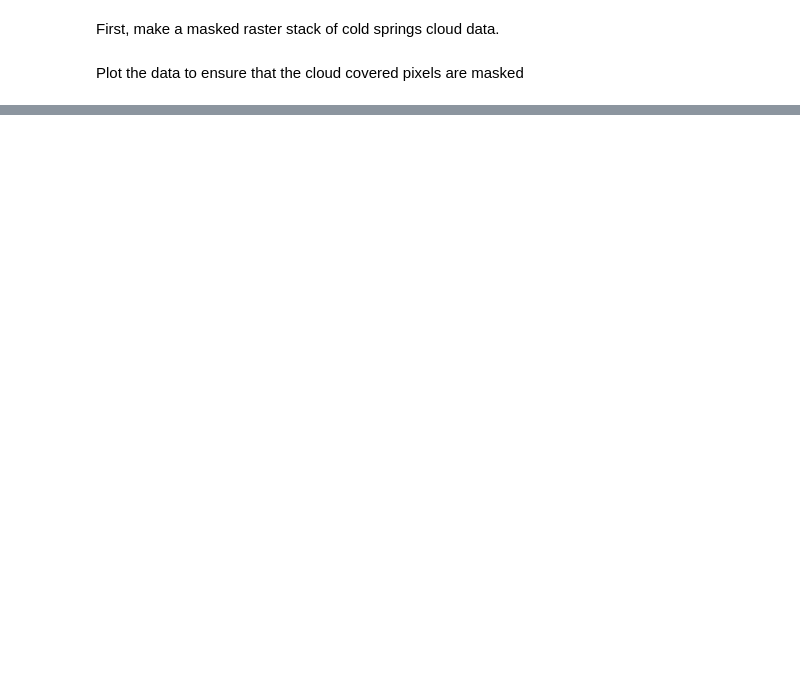
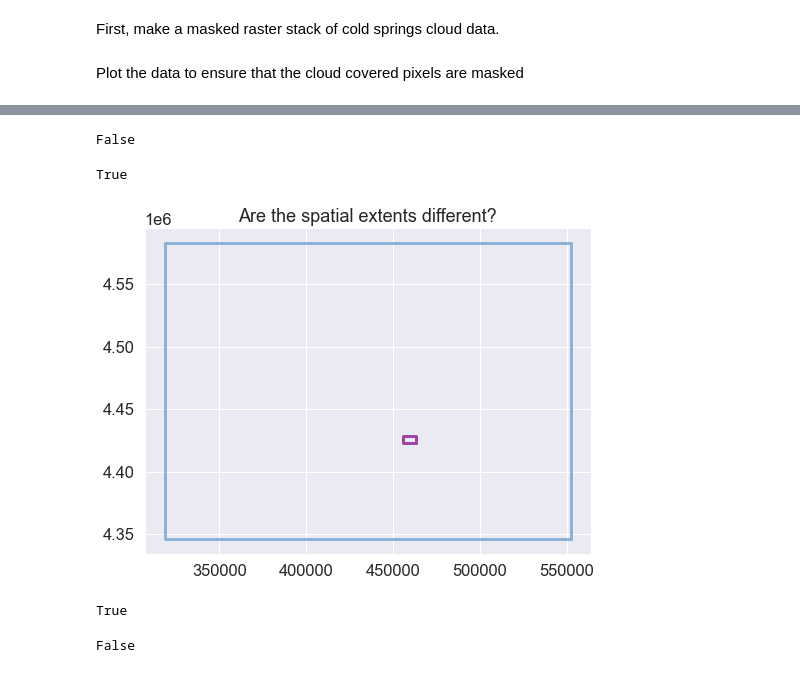
Before and after one commit to chrischank/EDA_Python, a Jupyter notebook: Intermediate/5. Multipsectral RS Data/RepalceRaster.ipynb, the cells around one changed output, grey strips where cells are left out. Cells and saved outputs as stored; diff of their text form; code cells hidden in the pictures; blank space fills up the shorter version.

```diff
--- a/Intermediate/5. Multipsectral RS Data/RepalceRaster.ipynb
+++ b/Intermediate/5. Multipsectral RS Data/RepalceRaster.ipynb
@@ -74,0 +85,58 @@ Plot the data to ensure that the cloud covered pixels are masked
+# %%
+# Read in the "cloud free" landsat data that you downloaded
+landsat_paths_pre_cloud_free = glob(os.path.join("data", "cs-test-landsat", "*band*.tif"))
+
+landsat_paths_pre_cloud_free.sort()
+
+# Stack the data
+landsat_pre_cloud_free, landsat_pre_cloud_free_meta = es.stack(
+    landsat_paths_pre_cloud_free,
+    nodata=-9999)
+
+# Calculate bounds - this is just for comparison later, not required
+landsat_no_clouds_bds = rio.transform.array_bounds(
+    landsat_pre_cloud_free.shape[1],
+    landsat_pre_cloud_free.shape[2],
+    landsat_pre_cloud_free_meta["transform"])
+# %%
+# Are the bounds the same?
+landsat_no_clouds_bds == landsat_pre_cloud_ext_bds
+# %% [output]
+False
+# %%
+# Reorder the min and max values
+cloud_free_scene_bds = box(*landsat_no_clouds_bds)
+cloudy_scene_bds = box(*landsat_pre_cloud_ext_bds)
+
+# Do the data overlap spatially?
+cloud_free_scene_bds.intersects(cloudy_scene_bds)
+# %% [output]
+True
+# %%
+# Plot the boundaries
+x, y = cloud_free_scene_bds.exterior.xy
+x1, y1 = cloudy_scene_bds.exterior.xy
+
+fig, ax = plt.subplots(1, 1, figsize=(8, 6))
+
+ax.plot(x, y, color="#6699cc", alpha=0.7,
+       linewidth=3, solid_capstyle="round", zorder=2)
+
+ax.plot(x1, y1, color="purple", alpha=0.7,
+       linewidth=3, solid_capstyle="round", zorder=2)
+
+ax.set_title("Are the spatial extents different?")
+
+plt.show()
+# %% [output]
+[figure, added]
+# %%
+# Is the CRS the same in each raster?
+landsat_pre_meta["crs"] == landsat_pre_cloud_free_meta["crs"]
+# %% [output]
+True
+# %%
+# Are the shapes the same?
+landsat_pre_cloud.shape == landsat_pre_cloud_free.shape
+# %% [output]
+False
```
Also changed, not shown: parts of 12 cells of this notebook, 1 other file.
